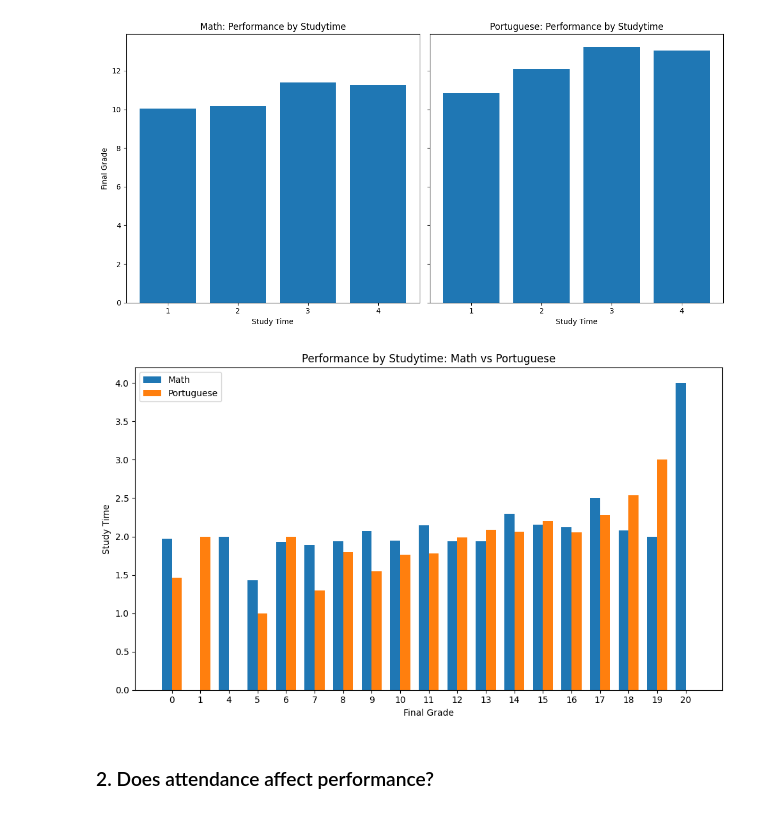
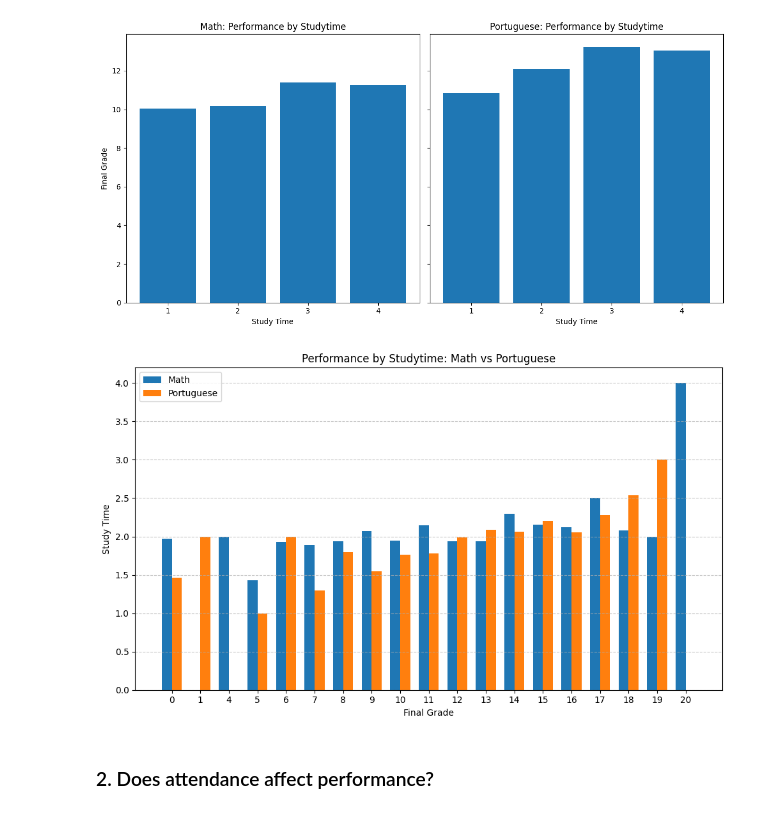
Before and after one commit to tingly-amua/Student-Performance-Analysis, a Jupyter notebook: EDA.ipynb, the cells around one changed output. Drawn from its saved outputs; the diff is of its cells as text; code cells hidden in the pictures.

```diff
--- a/EDA.ipynb
+++ b/EDA.ipynb
@@ -436,34 +439,35 @@ plt.show()
 
 # Grouped data
 studytime_math = math_df.groupby('final_grade')['studytime'].mean()
 studytime_port = port_df.groupby('final_grade')['studytime'].mean()
 
 # Ensure both have the same index order
 grades = sorted(set(studytime_math.index) | set(studytime_port.index))
 
 # Convert to arrays aligned by grade
 math_values = [studytime_math.get(g, 0) for g in grades]
 port_values = [studytime_port.get(g, 0) for g in grades]
 
 # X positions
 x = np.arange(len(grades))
 width = 0.35  # width of each bar
 
 # Plot
 plt.figure(figsize=(10, 6))
 plt.bar(x - width/2, math_values, width, label='Math')
 plt.bar(x + width/2, port_values, width, label='Portuguese')
 
 plt.xlabel('Final Grade')
 plt.ylabel('Study Time')
 plt.title('Performance by Studytime: Math vs Portuguese')
 plt.xticks(x, [str(g) for g in grades])
+plt.grid(axis='y', linestyle='--', alpha=0.7) # Horizontal gridlines
 plt.legend()
 
 plt.tight_layout()
 plt.show()
 # %% [output]
-[figure, old version]
+[figure, new version]
 # %% [markdown]
 ### 2. Does attendance affect performance?
 # %%
```
Also changed, not shown: parts of 5 cells of this notebook.
